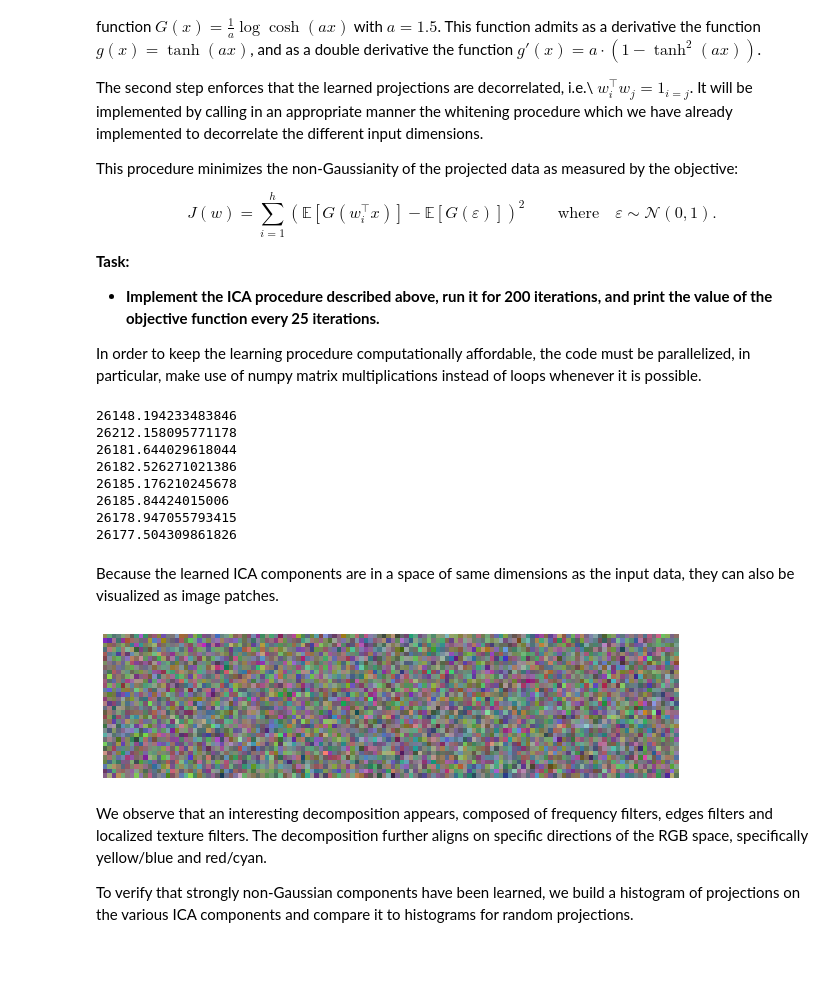
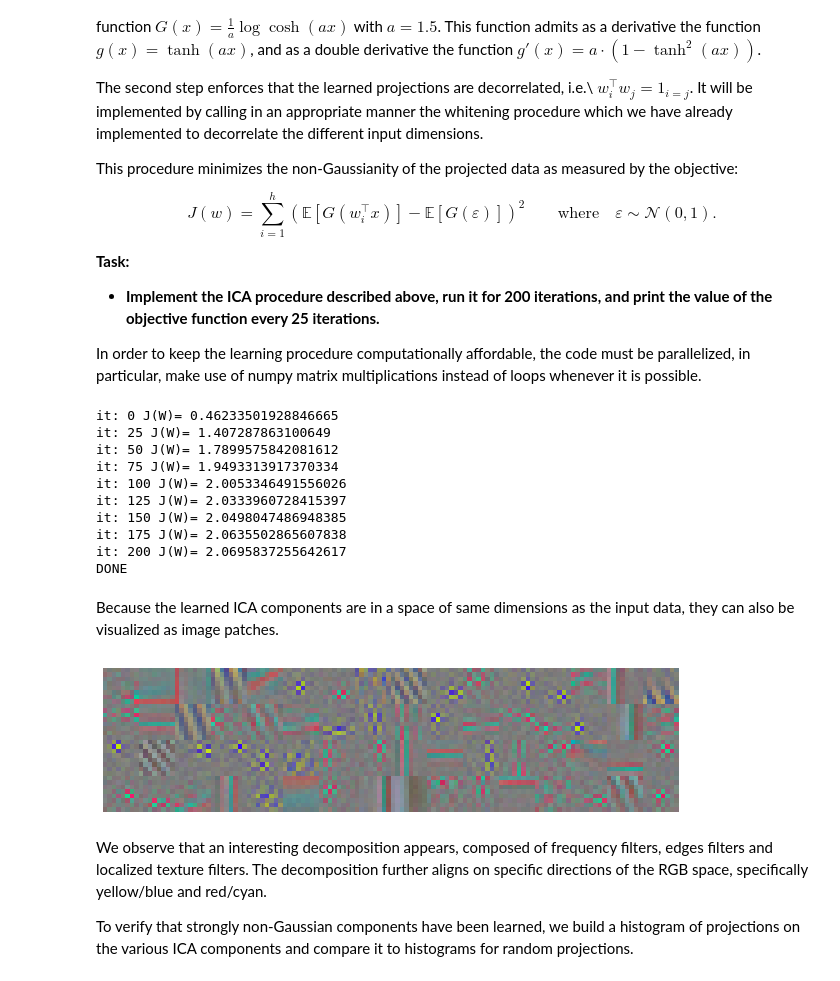
Before and after one commit to paulboehnke/ML2_repo, a Jupyter notebook: Ex03/programming/sheet03.ipynb, the cells around one changed output. Saved outputs shown, nothing was run; the diff lists cells and outputs as text; code cells hidden in the pictures.

Commit message:
programming part done

```diff
--- a/Ex03/programming/sheet03.ipynb
+++ b/Ex03/programming/sheet03.ipynb
@@ -117,40 +116,56 @@ h = 64
 a = 1.5
 N, D = X.shape
 
-G = lambda x,a : (1/a) * np.log(np.cosh(a*x))
-G_epsilon = np.mean(G(np.random.normal(size=10000),a))
-g = lambda x,a: np.tanh(a*x)
-g_prime = lambda x,a: a * (1. - np.square(np.tanh(a*x)))
+G = lambda x: (1/1.5) * np.log(np.cosh(1.5*x))
+G_epsilon = np.mean(G(np.random.normal(size=10000)))
+J = lambda w,x: np.sum(np.square(np.mean(G(w.dot(x)),axis=1) - G_epsilon))
 
-J = lambda w: np.sum(np.square(np.mean(G(w.dot(X.T),a),axis=1) - G_epsilon))
+g = lambda x: np.tanh(1.5*x)
+g_prime = lambda x: 1.5 * (1. - np.square(np.tanh(1.5*x)))
 
-W = np.random.rand(D**2).reshape((D,D))
+W = np.random.rand(h,D)
+Z = whitening(X).T
 
-for i in range(200):
+for i in range(201):
 
-    b = ((1/N)*X.T.dot(g(W.dot(X.T).T,a))).T
-    c = np.mean(g_prime(W.dot(X.T),a),axis=1)
-    d = c[:,None] * W
+    for component in range(h):
 
-    W = b - d
-    W = whitening(W.T).T
+        w = W[component,:].copy()
+        b = np.mean(Z * g(w.dot(Z)),axis=1)
+        c = np.mean(g_prime(w.dot(Z))) * w
 
-    if i % 25 == 0: print(J(W))
+        w = b - c
+        W[component,:] = w
+
+    W = W.T
+    W = W - np.mean(W,axis=0)
+    W = whitening(W)
+
+    W = W.T
+    W = W / np.linalg.norm(W,axis=1)[:,None]
+
+
+    if i % 25 == 0: print(f'it: {i} J(W)= {J(W,Z)}')
+
+print("DONE")
 # %% [output]
-26148.194233483846
-26212.158095771178
-26181.644029618044
-26182.526271021386
-26185.176210245678
-26185.84424015006
-26178.947055793415
-26177.504309861826
+it: 0 J(W)= 0.46233501928846665
+it: 25 J(W)= 1.407287863100649
+it: 50 J(W)= 1.7899575842081612
+it: 75 J(W)= 1.9493313917370334
+it: 100 J(W)= 2.0053346491556026
+it: 125 J(W)= 2.0333960728415397
+it: 150 J(W)= 2.0498047486948385
+it: 175 J(W)= 2.0635502865607838
+it: 200 J(W)= 2.0695837255642617
+DONE
 # %% [markdown]
 Because the learned ICA components are in a space of same dimensions as the input data, they can also be visualized as image patches.
-# %%
-utils.showpatches(W)
-# %% [output]
-[figure, removed]
+# %%
+Z = Z.T
+utils.showpatches(W)
+# %% [output]
+[figure, added]
 # %% [markdown]
 We observe that an interesting decomposition appears, composed of frequency filters, edges filters and localized texture filters. The decomposition further aligns on specific directions of the RGB space, specifically yellow/blue and red/cyan.
 
```
Also changed, not shown: parts of 2 cells of this notebook, 1 other file.
